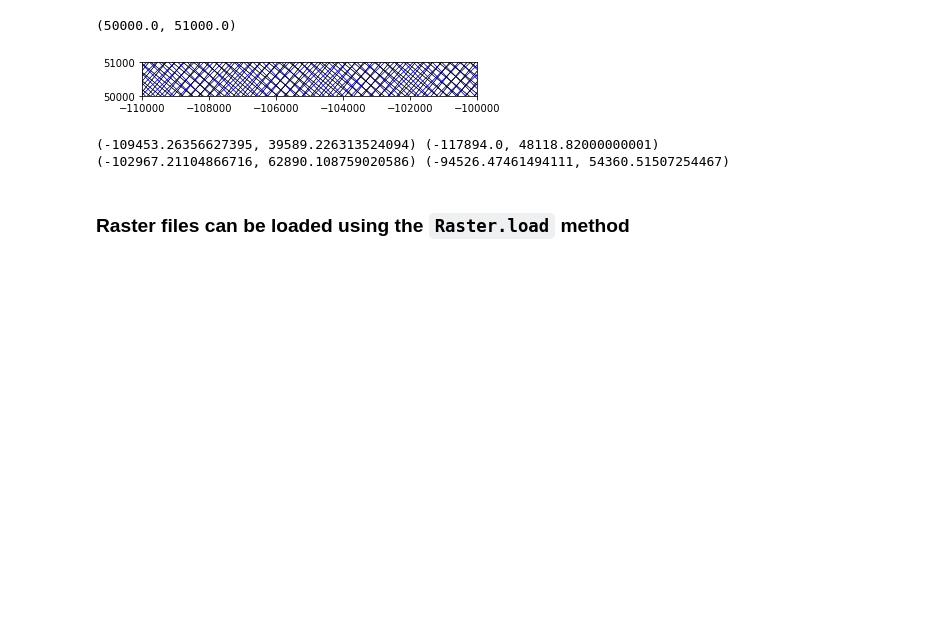
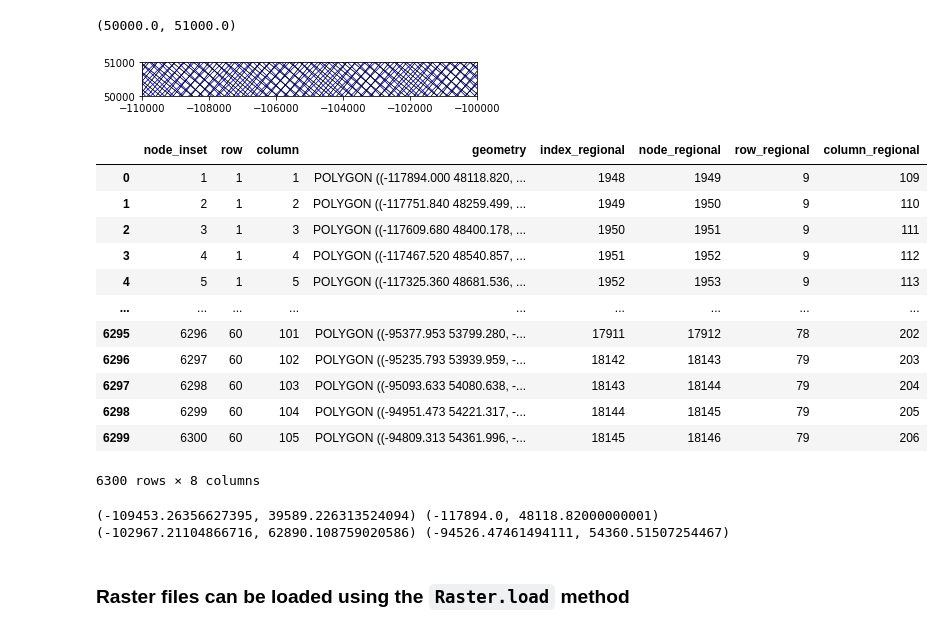
Before and after one commit to andrewcalderwood/CosumnesRiverRecharge, a Jupyter notebook: modflow_development/RIV_Regional/WEL_RIV_RCH_GHB_tprogs.ipynb, the cells around one changed output. Cells and saved outputs as stored; diff of their text form; code cells hidden in the pictures; blank space fills up the shorter version.

```diff
--- a/modflow_development/RIV_Regional/WEL_RIV_RCH_GHB_tprogs.ipynb
+++ b/modflow_development/RIV_Regional/WEL_RIV_RCH_GHB_tprogs.ipynb
@@ -190,7 +190,7 @@ grid_p = gpd.read_file(gwfm_dir+'/DIS_data/Inset_grid_44_7/44_7_grid.shp')
 [figure]
 # %%
 grid_p_temp = grid_p.copy()
-grid_p_temp.geometry = grid_p_temp.buffer(-99.99999)
+grid_p_temp.geometry = grid_p_temp.buffer(-99.999)
 # grid_regional.geometry = grid_regional.buffer(-100)
 
 grid_ref = gpd.sjoin(grid_p_temp, grid_regional.to_crs('epsg:3310'), how = 'left',predicate = 'within',
@@ -200,6 +200,22 @@ grid_ref = gpd.sjoin(grid_p_temp, grid_regional.to_crs('epsg:3310'), how = 'left
 grid_ref.geometry = grid_p.geometry
 # %%
 grid_ref = grid_ref.rename({'row_inset':'row','column_inset':'column'},axis=1)
+# %%
+grid_ref
+# %% [output]
+|  | node_inset | row | column | geometry | index_regional | node_regional | row_regional | column_regional |
+| 0 | 1 | 1 | 1 | POLYGON ((-117894.000 48118.820, ... | 1948 | 1949 | 9 | 109 |
+| 1 | 2 | 1 | 2 | POLYGON ((-117751.840 48259.499, ... | 1949 | 1950 | 9 | 110 |
+| 2 | 3 | 1 | 3 | POLYGON ((-117609.680 48400.178, ... | 1950 | 1951 | 9 | 111 |
+| 3 | 4 | 1 | 4 | POLYGON ((-117467.520 48540.857, ... | 1951 | 1952 | 9 | 112 |
+| 4 | 5 | 1 | 5 | POLYGON ((-117325.360 48681.536, ... | 1952 | 1953 | 9 | 113 |
+| ... | ... | ... | ... | ... | ... | ... | ... | ... |
+| 6295 | 6296 | 60 | 101 | POLYGON ((-95377.953 53799.280, -... | 17911 | 17912 | 78 | 202 |
+| 6296 | 6297 | 60 | 102 | POLYGON ((-95235.793 53939.959, -... | 18142 | 18143 | 79 | 203 |
+| 6297 | 6298 | 60 | 103 | POLYGON ((-95093.633 54080.638, -... | 18143 | 18144 | 79 | 204 |
+| 6298 | 6299 | 60 | 104 | POLYGON ((-94951.473 54221.317, -... | 18144 | 18145 | 79 | 205 |
+| 6299 | 6300 | 60 | 105 | POLYGON ((-94809.313 54361.996, -... | 18145 | 18146 | 79 | 206 |
+6300 rows × 8 columns
 # %%
 # Get vertexes of model domain
 # ll = mg.get_coords(0, 0) #lower left
```
Also changed, not shown: parts of 13 cells of this notebook.
